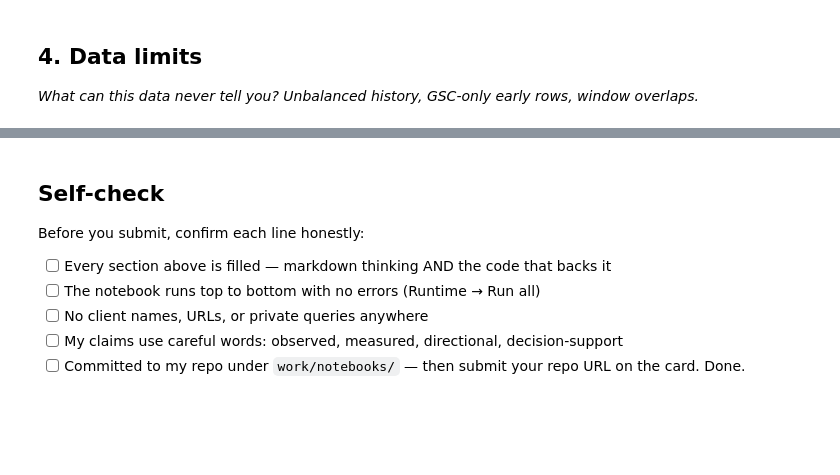
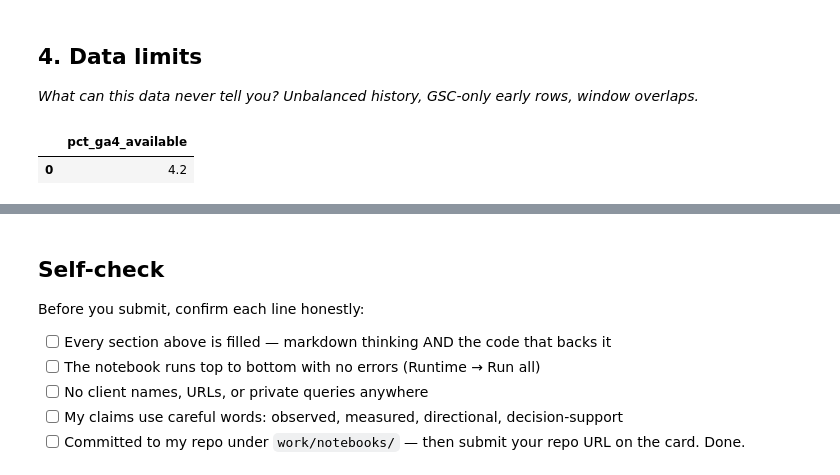
Before and after one commit to EimanZahra1472/flyrank-ml-internship-starter, a Jupyter notebook: work/notebooks/w03_data_contract.ipynb, the cells around one changed output, grey strips where cells are left out. Cells and saved outputs as stored; diff of their text form; code cells hidden in the pictures; blank space fills up the shorter version.

```diff
--- a/work/notebooks/w03_data_contract.ipynb
+++ b/work/notebooks/w03_data_contract.ipynb
@@ -36,0 +242,10 @@ This skeleton is yours to fill. Work the sections **in order** — each one has
+# %%
+q = f"""
+SELECT
+  ROUND(100.0 * SUM(CASE WHEN ga4_data_available IS TRUE THEN 1 ELSE 0 END) / COUNT(*), 1) AS pct_ga4_available
+FROM read_parquet('{rel}/fact_content_daily_performance/month=2026-03/*.parquet')
+"""
+con.sql(q).df()
+# %% [output]
+|  | pct_ga4_available |
+| 0 | 4.2 |
```
Also changed, not shown: parts of 18 cells of this notebook.
